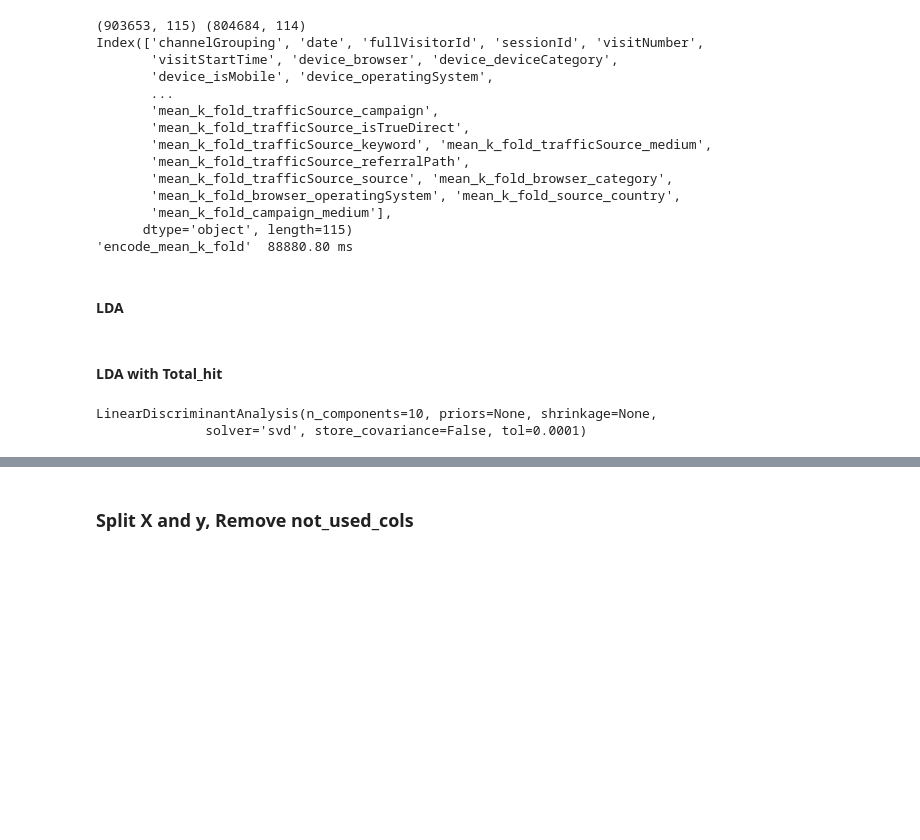
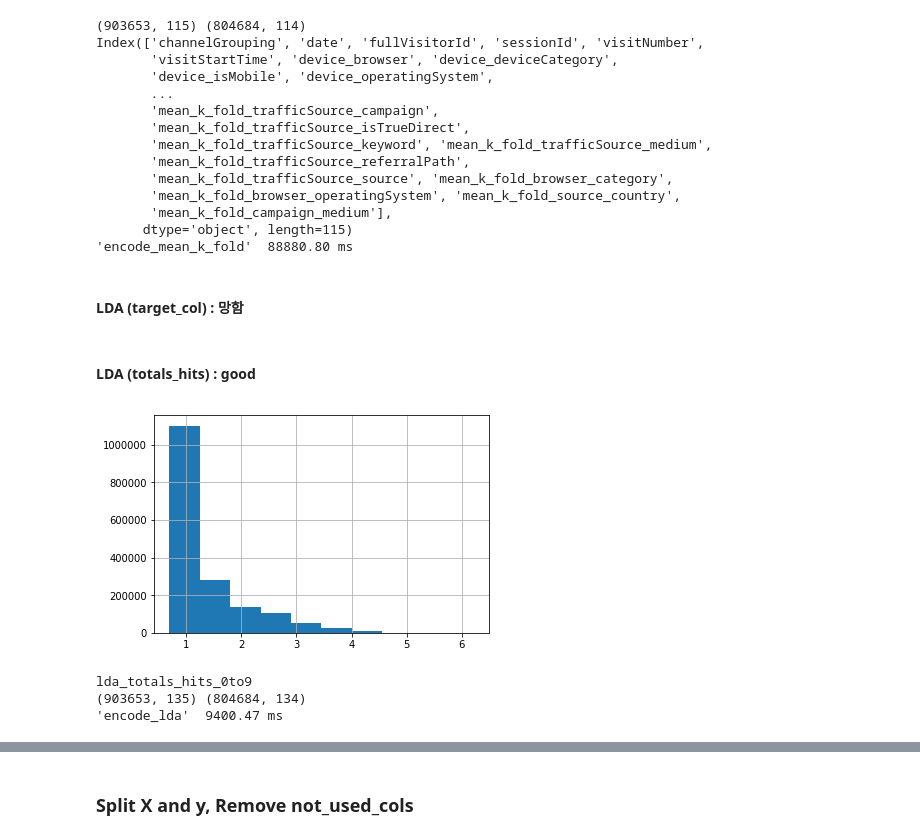
Before and after one commit to zooicl/GStore, a Jupyter notebook: 531_lgbm_base.ipynb, the cells around one changed output, grey strips where cells are left out. Saved outputs shown, nothing was run; the diff lists cells and outputs as text; code cells hidden in the pictures; blank space fills up the shorter version.

```diff
--- a/531_lgbm_base.ipynb
+++ b/531_lgbm_base.ipynb
@@ -283,7 +287,7 @@ Index(['channelGrouping', 'date', 'fullVisitorId', 'sessionId', 'visitNumber',
       dtype='object', length=115)
 'encode_mean_k_fold'  88880.80 ms
 # %% [markdown]
-#### LDA
+#### LDA (target_col) : 망함
 # %%
 from sklearn.discriminant_analysis import LinearDiscriminantAnalysis
 
@@ -301,4 +305,4 @@ from sklearn.discriminant_analysis import LinearDiscriminantAnalysis
 # df_train = pd.concat([df_train, df_train_lda], axis=1)
 # df_test = pd.concat([df_test, df_test_lda], axis=1)
 # %% [markdown]
-#### LDA with Total_hit
+#### LDA (totals_hits) : good
@@ -307,15 +309,7 @@ df_train['totals_hits'].hist()
 # %%
-from sklearn.discriminant_analysis import LinearDiscriminantAnalysis
-
-
-
-clf = LinearDiscriminantAnalysis(n_components=10)
-df_merge = pd.concat([df_train[categorical_feature + ['totals_hits']],
-                      df_test[categorical_feature + ['totals_hits']]])
-
-y_categorized = np.digitize(df_merge['totals_hits'], bins=np.arange(0,6,1))
-
-clf.fit(df_merge[categorical_feature], y_categorized)
+y_col = 'totals_hits'
+merged_y = pd.concat([df_train[y_col], df_test[y_col]])
+merged_y.hist()
+y_categorized = np.digitize(merged_y, bins=np.arange(0,6,1))
 # %% [output]
-LinearDiscriminantAnalysis(n_components=10, priors=None, shrinkage=None,
-              solver='svd', store_covariance=False, tol=0.0001)
+[figure, added]
@@ -331,0 +316,6 @@ df_test = pd.concat([df_test, df_test_lda], axis=1)
+# %%
+df_train, df_test = encode_lda(df_train, df_test, categorical_feature, y_categorized, lda_name=y_col)
+# %% [output]
+lda_totals_hits_0to9
+(903653, 135) (804684, 134)
+'encode_lda'  9400.47 ms
```
Also changed, not shown: parts of 10 cells of this notebook, 3 other files.
